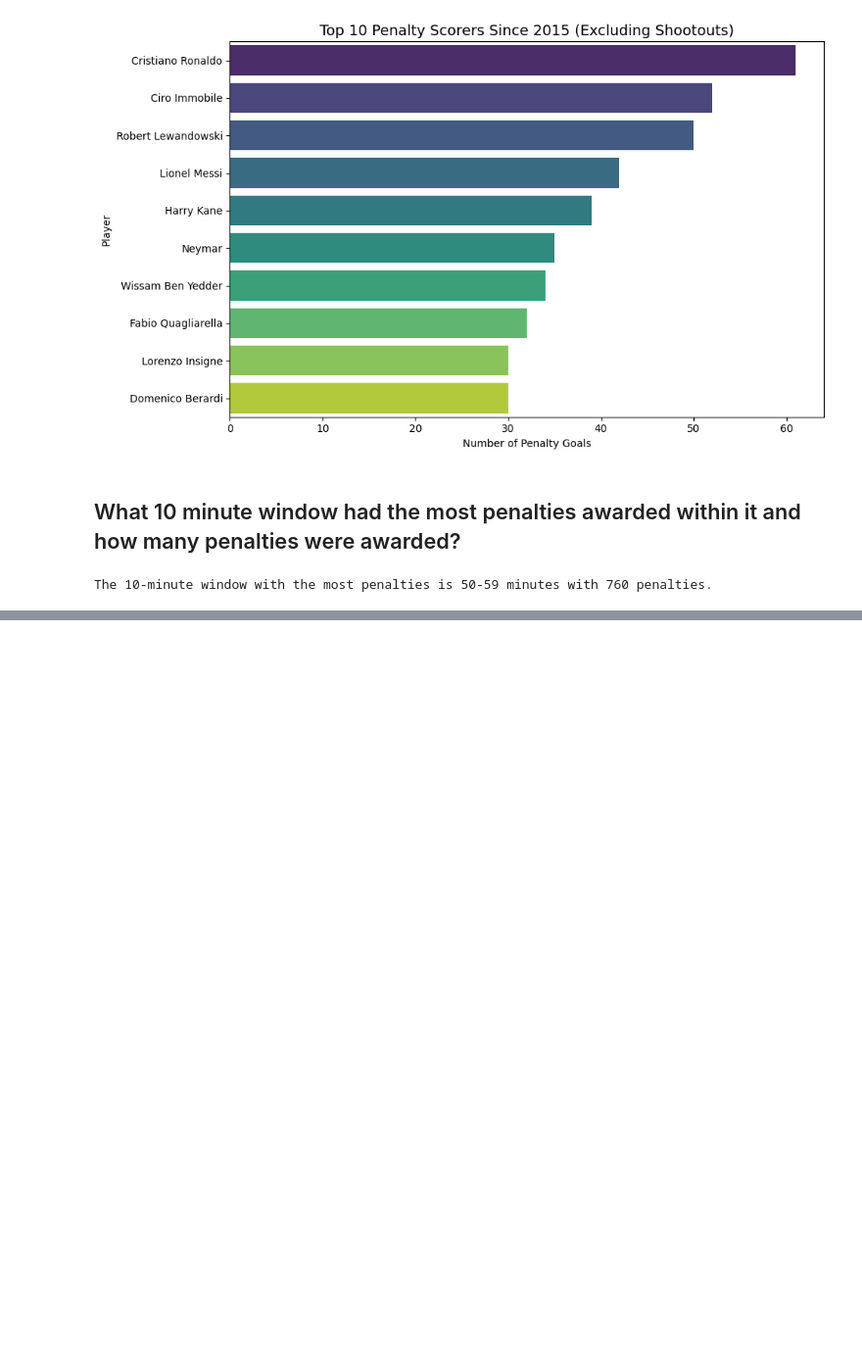
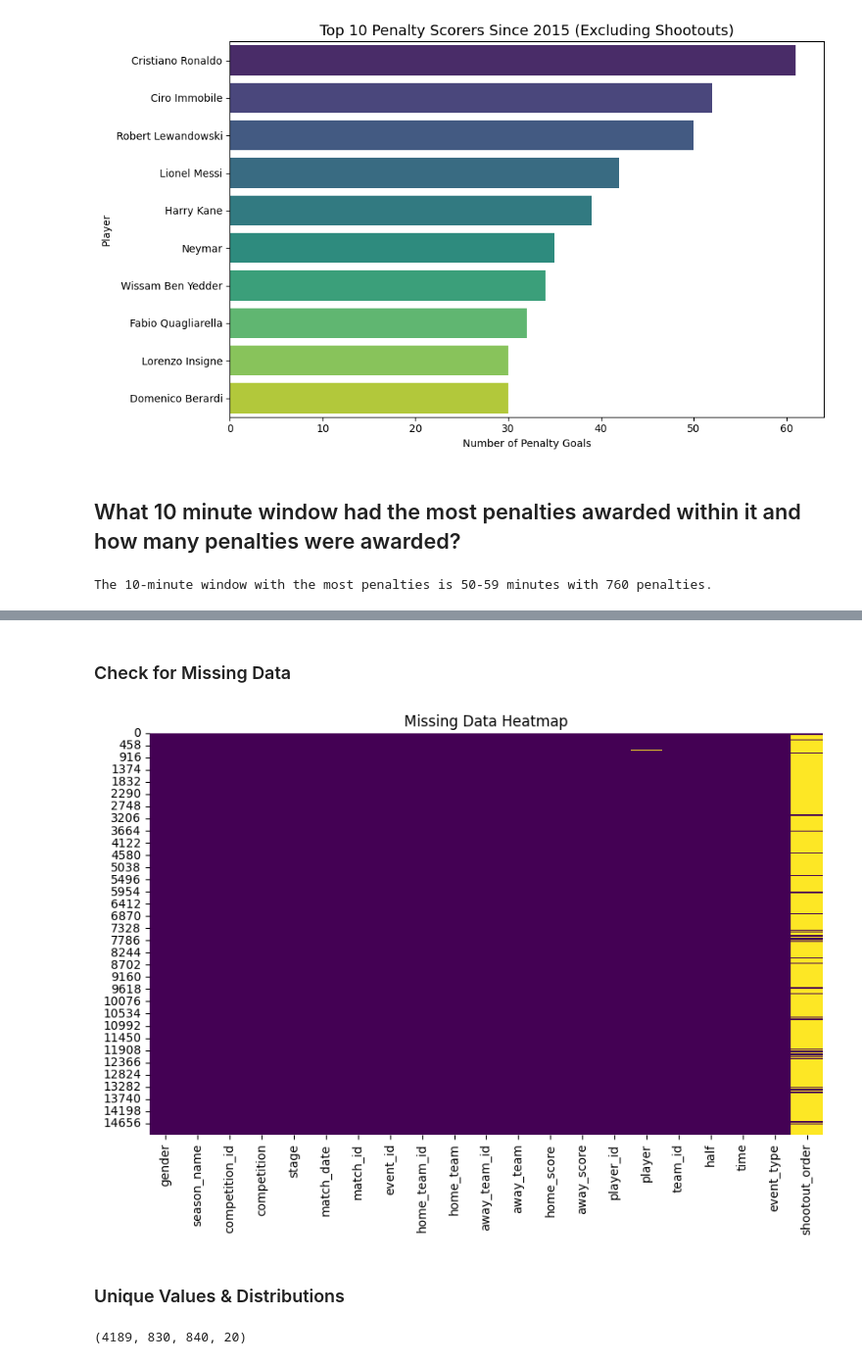
Before and after one commit to mr-robot77/Football-Data-Analyse, a Jupyter notebook: Penalty_analysis.ipynb, the cells around one changed output, grey strips where cells are left out. Shown at 98% size. Saved outputs shown, nothing was run; the diff lists cells and outputs as text; code cells hidden in the pictures; blank space fills up the shorter version.

```diff
--- a/Penalty_analysis.ipynb
+++ b/Penalty_analysis.ipynb
@@ -127,0 +188,19 @@ plt.show()
+# %% [markdown]
+### Check for Missing Data
+# %%
+# Count missing values per column
+df.isnull().sum()
+
+plt.figure(figsize=(10, 6))
+sns.heatmap(df.isnull(), cbar=False, cmap='viridis')
+plt.title('Missing Data Heatmap')
+plt.show()
+# %% [output]
+[figure, added]
+# %% [markdown]
+### Unique Values & Distributions
+# %%
+# Unique players, teams, competition
+df['player'].nunique(), df['home_team'].nunique(), df['away_team'].nunique(), df['competition'].nunique()
+# %% [output]
+(4189, 830, 840, 20)
```
Also changed, not shown: parts of 31 cells of this notebook.
